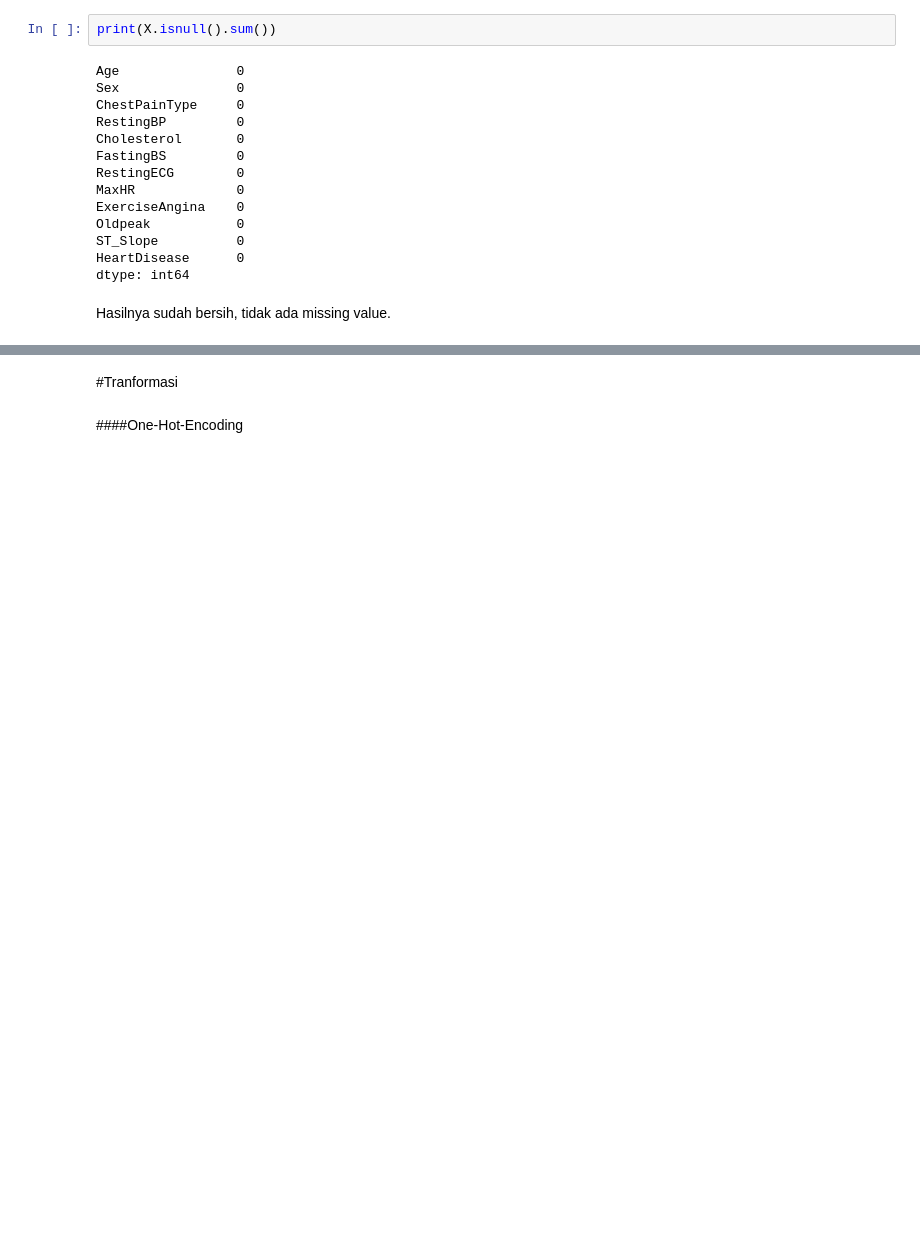
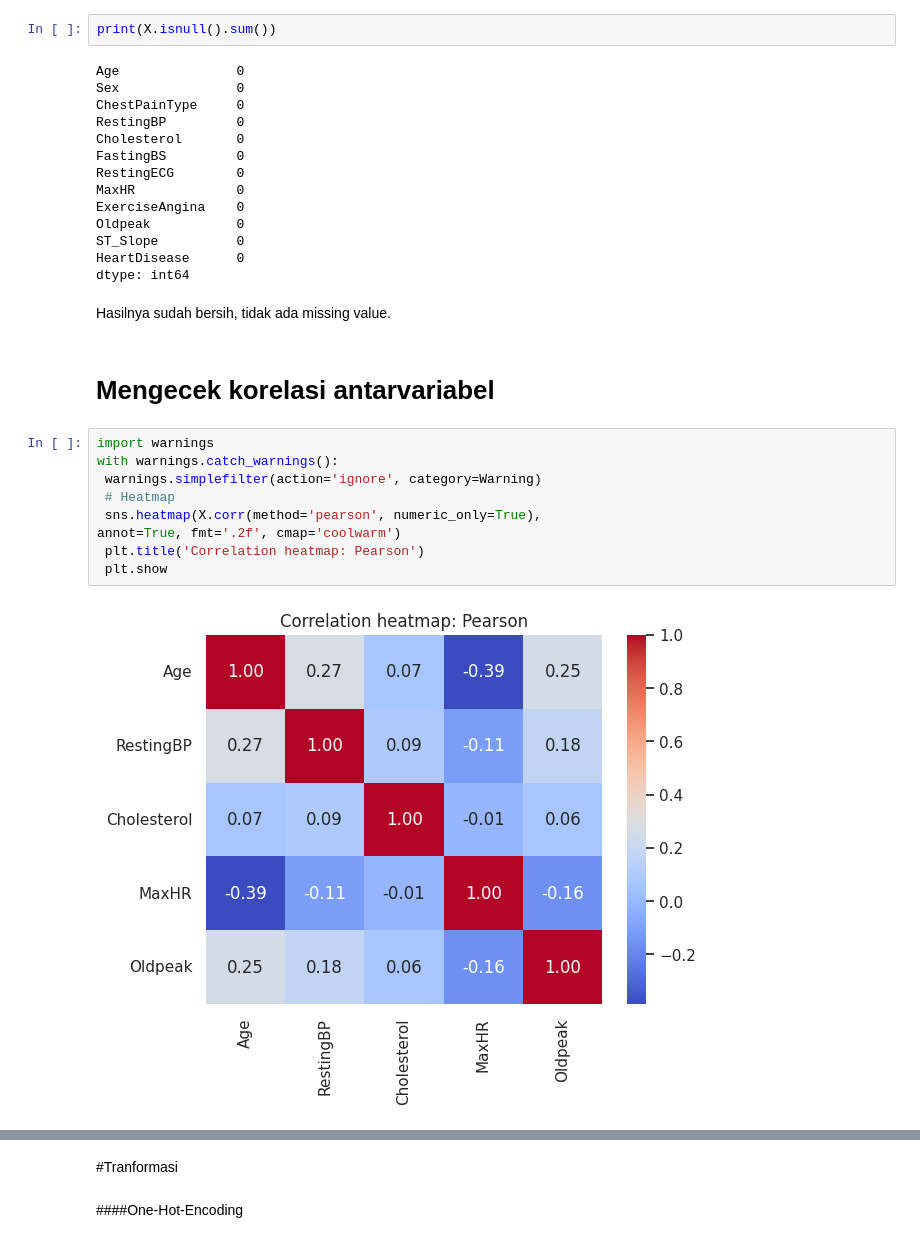
Before and after one commit to ilman79/PelatihanBNSP, a Jupyter notebook: Assesment_BNSP_Ilman_Gifari.ipynb, the cells around one changed output, grey strips where cells are left out. Cells and saved outputs as stored; diff of their text form; blank space fills up the shorter version.

```diff
--- a/Assesment_BNSP_Ilman_Gifari.ipynb
+++ b/Assesment_BNSP_Ilman_Gifari.ipynb
@@ -486,3 +477,16 @@ HeartDisease      0
 dtype: int64
 # %% [markdown]
 Hasilnya sudah bersih, tidak ada missing value.
+# %% [markdown]
+# Mengecek korelasi antarvariabel
+# %%
+import warnings
+with warnings.catch_warnings():
+ warnings.simplefilter(action='ignore', category=Warning)
+ # Heatmap
+ sns.heatmap(X.corr(method='pearson', numeric_only=True),
+annot=True, fmt='.2f', cmap='coolwarm')
+ plt.title('Correlation heatmap: Pearson')
+ plt.show
+# %% [output]
+[figure, added]
```
Also changed, not shown: parts of 31 cells of this notebook.
